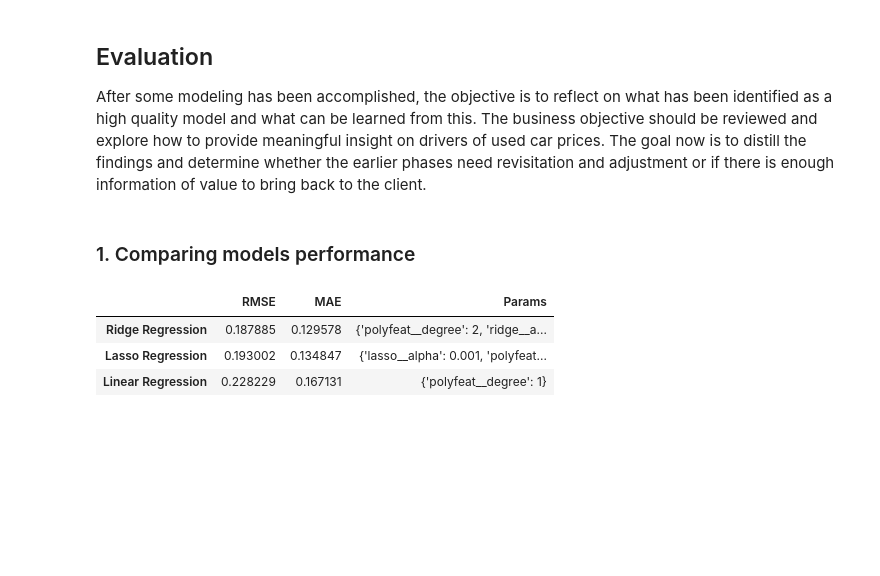
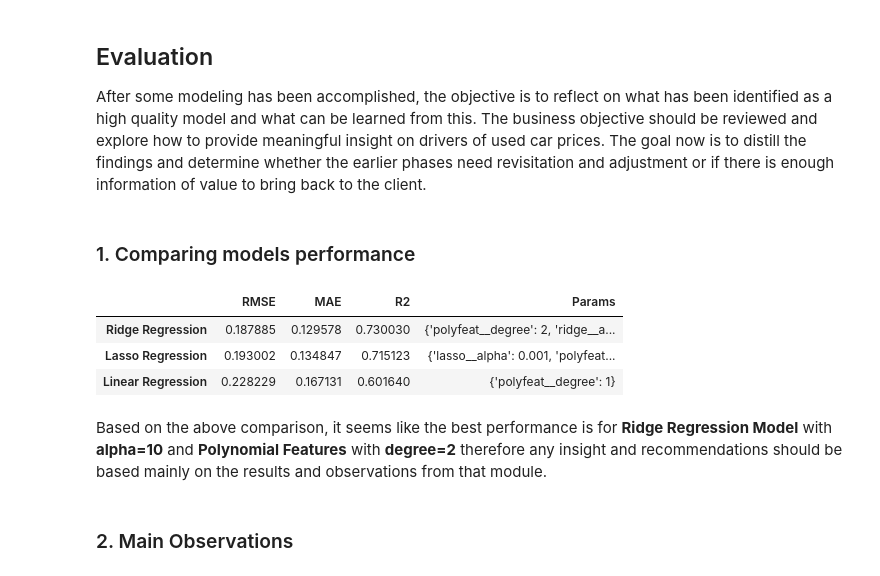
Before and after one commit to ricardoyepez01/assignment-11.1, a Jupyter notebook: ryepez_Module-11.ipynb, the cells around one changed output. Saved outputs shown, nothing was run; the diff lists cells and outputs as text; code cells hidden in the pictures; blank space fills up the shorter version.

```diff
--- a/ryepez_Module-11.ipynb
+++ b/ryepez_Module-11.ipynb
@@ -835,7 +835,8 @@ lnreg_coefs.sort_values(by=['COEF'], ascending=False)
 # %% [markdown]
 Evaluating the best model **R2 score**
 # %%
-lnreg_model.score(X_test,y_test)
+lnreg_r2 = lnreg_model.score(X_test,y_test)
+lnreg_r2
 # %% [output]
 0.601639542027791
 # %% [markdown]
@@ -1088,7 +1093,8 @@ ridge_coefs.sort_values(by=['COEF'], ascending=False)
 # %% [markdown]
 Evaluating the best model **R2 score**
 # %%
-ridge_model.score(X_test, y_test)
+ridge_r2 = ridge_model.score(X_test, y_test)
+ridge_r2
 # %% [output]
 0.7300297300189158
 # %% [markdown]
@@ -1357,7 +1363,8 @@ lasso_coefs.query('COEF == 0')
 # %% [markdown]
 Evaluating the best model **R2 score**
 # %%
-lasso_model.score(X_test,y_test)
+lasso_r2 = lasso_model.score(X_test,y_test)
+lasso_r2
 # %% [output]
 0.7151231131369691
 # %% [markdown]
@@ -1391,12 +1416,17 @@ After some modeling has been accomplished, the objective is to reflect on what h
 # %%
 modules_performance = pd.DataFrame({'RMSE':[lnreg_rmse,ridge_rmse,lasso_rmse],\
                                     'MAE':[lnreg_mae,ridge_mae,lasso_mae],\
+                                    'R2':[lnreg_r2,ridge_r2,lasso_r2],\
                                     'Params':[lnreg_params,ridge_params,lasso_params]},\
-                                    columns=['RMSE','MAE','Params'],\
+                                    columns=['RMSE','MAE','R2','Params'],\
                                     index=['Linear Regression','Ridge Regression','Lasso Regression'])
-modules_performance.sort_values(by=['RMSE','MAE'])
+modules_performance.sort_values(by=['RMSE','MAE','R2'])
 # %% [output]
-|  | RMSE | MAE | Params |
-| Ridge Regression | 0.187885 | 0.129578 | {'polyfeat__degree': 2, 'ridge__a... |
-| Lasso Regression | 0.193002 | 0.134847 | {'lasso__alpha': 0.001, 'polyfeat... |
-| Linear Regression | 0.228229 | 0.167131 | {'polyfeat__degree': 1} |
+|  | RMSE | MAE | R2 | Params |
+| Ridge Regression | 0.187885 | 0.129578 | 0.730030 | {'polyfeat__degree': 2, 'ridge__a... |
+| Lasso Regression | 0.193002 | 0.134847 | 0.715123 | {'lasso__alpha': 0.001, 'polyfeat... |
+| Linear Regression | 0.228229 | 0.167131 | 0.601640 | {'polyfeat__degree': 1} |
+# %% [markdown]
+Based on the above comparison, it seems like the best performance is for **Ridge Regression Model** with **alpha=10** and **Polynomial Features** with **degree=2** therefore any insight and recommendations should be based mainly on the results and observations from that module.
+# %% [markdown]
+### 2. Main Observations
```
Also changed, not shown: parts of 8 cells of this notebook, 2 other files.
